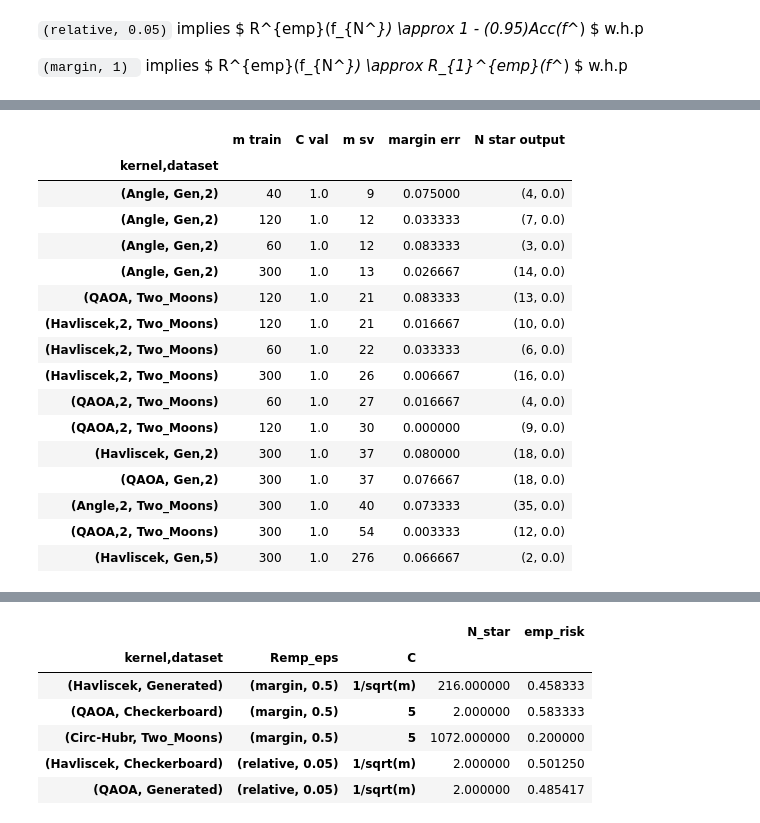
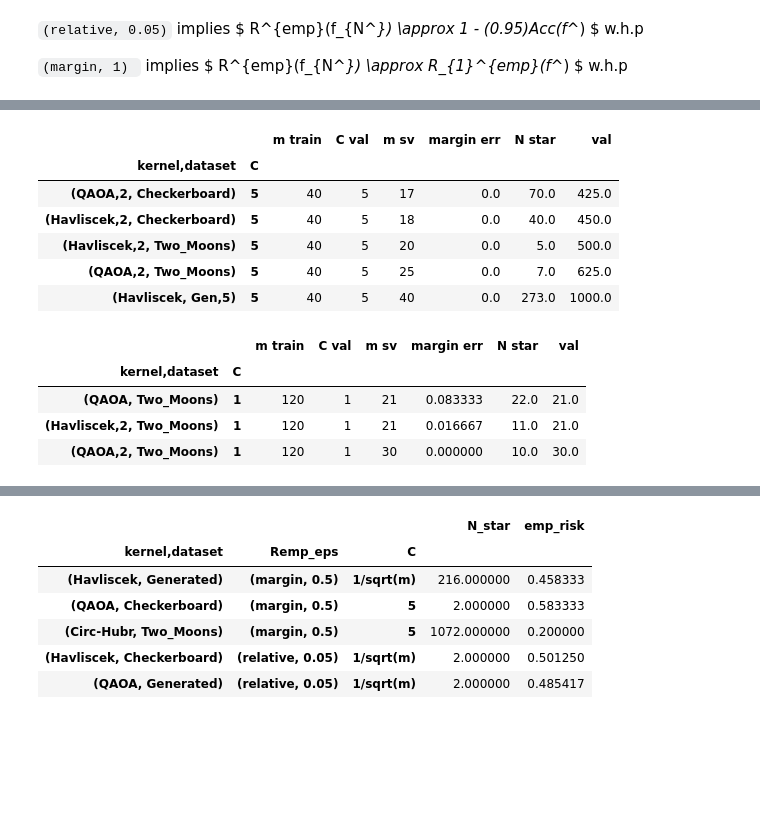
Before and after one commit to abhayshastry/ReliableQuantumKernelClassifiers, a Jupyter notebook: exp-Emp-Risk-4/visualization.ipynb, the cells around one changed output, grey strips where cells are left out. Drawn from its saved outputs; the diff is of its cells as text; code cells hidden in the pictures; blank space fills up the shorter version.

```diff
--- a/exp-Emp-Risk-4/visualization.ipynb
+++ b/exp-Emp-Risk-4/visualization.ipynb
@@ -54,17 +54,23 @@ data =  data.rename(columns = lambda x: x.replace('_', ' ') if type(x)==str else
 margin_err = []
 misclass_err = []
 N_star_theorem = []
+N_star = []
 N_list = np.linspace(2,4000, 15, dtype=int)
 for x in tqdm(data.index):
     #print(x)
     row = data.loc[x]
     margin_err.append( np.mean(row["y train"]*row["f pred exact"] < 1.0 - 1e-3) )
     misclass_err.append( np.mean(row["y train"]*row["f pred exact"]<0 ) )
+    if row["N star output"][0] is not None:
+        N_star.append(int(row["N star output"][0]))
+    else:
+        N_star.append(None)
 #    print(N_star_K[-1])
 
 #    N_star_theorem.append( 2*(row["C val"]**2)*row["m sv"]* np.log(x[1]/0.1) )
 data["margin err"] = margin_err
 data["misclass"] = misclass_err
+data["N star"] = N_star
 #data["N star theorem"] = N_star_theorem
 data = data.sort_values("misclass")
 
@@ -87,25 +93,44 @@ data
+# %%
+#df = data[data["N star output"][0] > 5]
+df = data[data["margin err"] < 0.02]
+
+
+df = df[["C val", "m sv", "margin err", "N star"  ]]
+data_final = df.loc[df["C val"].isin([1,5])].reset_index("m train")#.sort_values(["m sv"])
+
+data_final["val"] = data_final.apply (lambda row: row["m sv"]*(row["C val"]**2), axis=1)
+data_final = data_final.loc[data_final["m train"].isin([40])].sort_values(["m sv"])
+#sns.scatterplot(data =  data_final,
+#x= "m sv", y="N star", s = 30)
+#plt.xscale("log")
+#plt.yscale("log")
+
+data_final
+# %% [output]
+|  |  | m train | C val | m sv | margin err | N star | val |
+| kernel,dataset | C |  |  |  |  |  |  |
+| (QAOA,2, Checkerboard) | 5 | 40 | 5 | 17 | 0.0 | 70.0 | 425.0 |
+| (Havliscek,2, Checkerboard) | 5 | 40 | 5 | 18 | 0.0 | 40.0 | 450.0 |
+| (Havliscek,2, Two_Moons) | 5 | 40 | 5 | 20 | 0.0 | 5.0 | 500.0 |
+| (QAOA,2, Two_Moons) | 5 | 40 | 5 | 25 | 0.0 | 7.0 | 625.0 |
+| (Havliscek, Gen,5) | 5 | 40 | 5 | 40 | 0.0 | 273.0 | 1000.0 |
 # %%
 #df = data[data["N star output"][0] > 5]
 df = data[data["margin err"] < 0.1]
 
 
-df = df[["C val", "m sv", "margin err", "N star output"  ]]
-df.xs(1, level="C").reset_index("m train").sort_values(["m sv"])
+df = df[["C val", "m sv", "margin err", "N star"  ]]
+data_final = df.loc[df["C val"].isin([1,5])].reset_index("m train")#.sort_values(["m sv"])
+
+data_final["val"] = data_final.apply (lambda row: row["m sv"]*(row["C val"]**2), axis=1)
+data_final.loc[data_final["m train"].isin([40])].sort_values(["m sv"])
+
+
+#data_final
+#data_final
 # %% [output]
-|  | m train | C val | m sv | margin err | N star output |
-| kernel,dataset |  |  |  |  |  |
-| (Angle, Gen,2) | 40 | 1.0 | 9 | 0.075000 | (4, 0.0) |
-| (Angle, Gen,2) | 120 | 1.0 | 12 | 0.033333 | (7, 0.0) |
-| (Angle, Gen,2) | 60 | 1.0 | 12 | 0.083333 | (3, 0.0) |
-| (Angle, Gen,2) | 300 | 1.0 | 13 | 0.026667 | (14, 0.0) |
-| (QAOA, Two_Moons) | 120 | 1.0 | 21 | 0.083333 | (13, 0.0) |
-| (Havliscek,2, Two_Moons) | 120 | 1.0 | 21 | 0.016667 | (10, 0.0) |
-| (Havliscek,2, Two_Moons) | 60 | 1.0 | 22 | 0.033333 | (6, 0.0) |
-| (Havliscek,2, Two_Moons) | 300 | 1.0 | 26 | 0.006667 | (16, 0.0) |
-| (QAOA,2, Two_Moons) | 60 | 1.0 | 27 | 0.016667 | (4, 0.0) |
-| (QAOA,2, Two_Moons) | 120 | 1.0 | 30 | 0.000000 | (9, 0.0) |
-| (Havliscek, Gen,2) | 300 | 1.0 | 37 | 0.080000 | (18, 0.0) |
-| (QAOA, Gen,2) | 300 | 1.0 | 37 | 0.076667 | (18, 0.0) |
-| (Angle,2, Two_Moons) | 300 | 1.0 | 40 | 0.073333 | (35, 0.0) |
-| (QAOA,2, Two_Moons) | 300 | 1.0 | 54 | 0.003333 | (12, 0.0) |
-| (Havliscek, Gen,5) | 300 | 1.0 | 276 | 0.066667 | (2, 0.0) |
+|  |  | m train | C val | m sv | margin err | N star | val |
+| kernel,dataset | C |  |  |  |  |  |  |
+| (QAOA, Two_Moons) | 1 | 120 | 1 | 21 | 0.083333 | 22.0 | 21.0 |
+| (Havliscek,2, Two_Moons) | 1 | 120 | 1 | 21 | 0.016667 | 11.0 | 21.0 |
+| (QAOA,2, Two_Moons) | 1 | 120 | 1 | 30 | 0.000000 | 10.0 | 30.0 |
```
Also changed, not shown: parts of 15 cells of this notebook, 22 other files.
